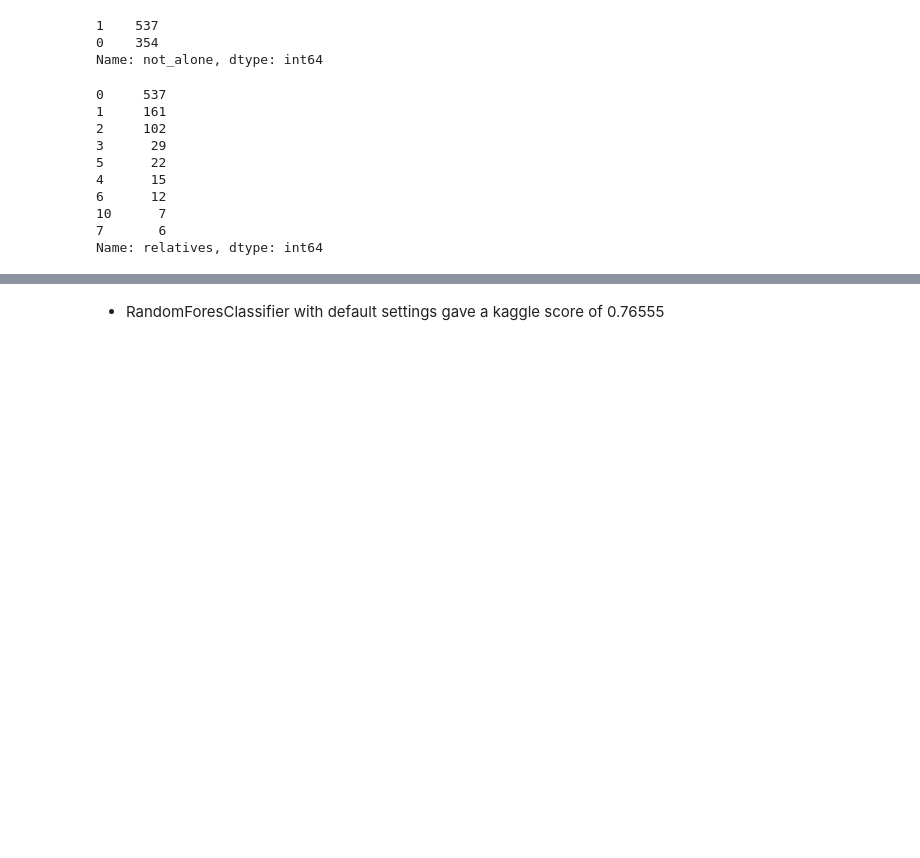
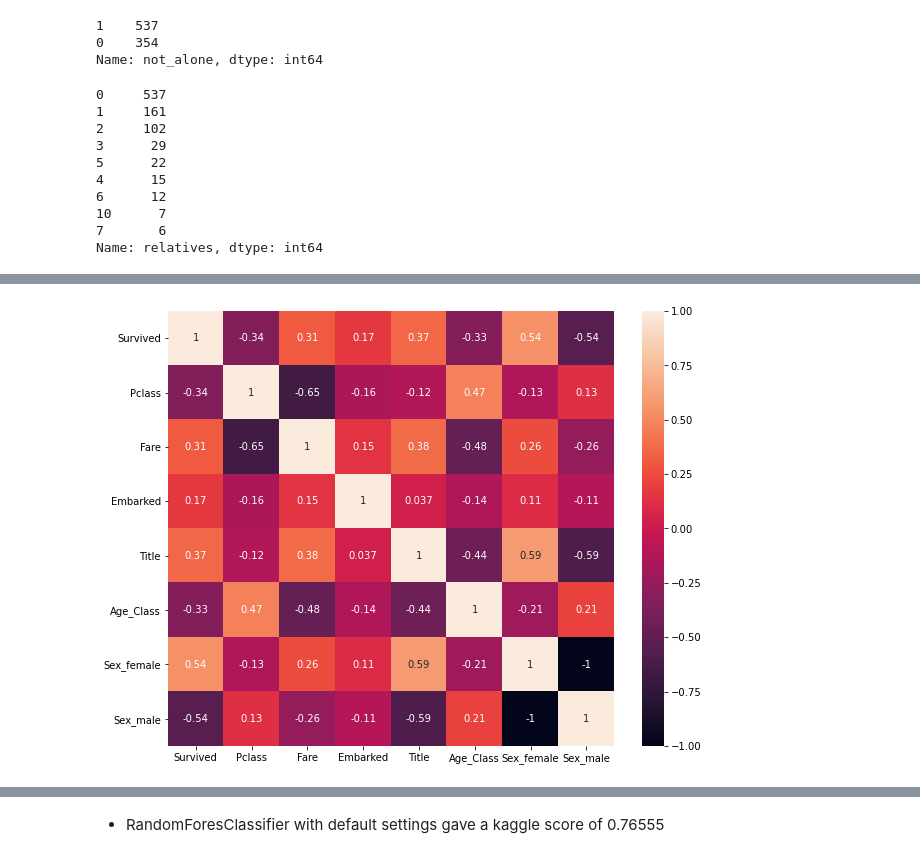
Before and after one commit to Tobias-GH-Schulz/titanic_kaggle_competition, a Jupyter notebook: titanic_kaggle_competition.ipynb, the cells around one changed output, grey strips where cells are left out. Saved outputs shown, nothing was run; the diff lists cells and outputs as text; code cells hidden in the pictures; blank space fills up the shorter version.

```diff
--- a/titanic_kaggle_competition.ipynb
+++ b/titanic_kaggle_competition.ipynb
@@ -429,3 +437,8 @@ dfTrain_ss
+# %%
+plt.figure(figsize=(10,8))
+sns.heatmap(dfTrain_ss.corr(), annot=True);
+# %% [output]
+[figure, added]
 # %%
 dfTest_ss
 # %% [output]
```
Also changed, not shown: parts of 17 cells of this notebook, 4 other files.
